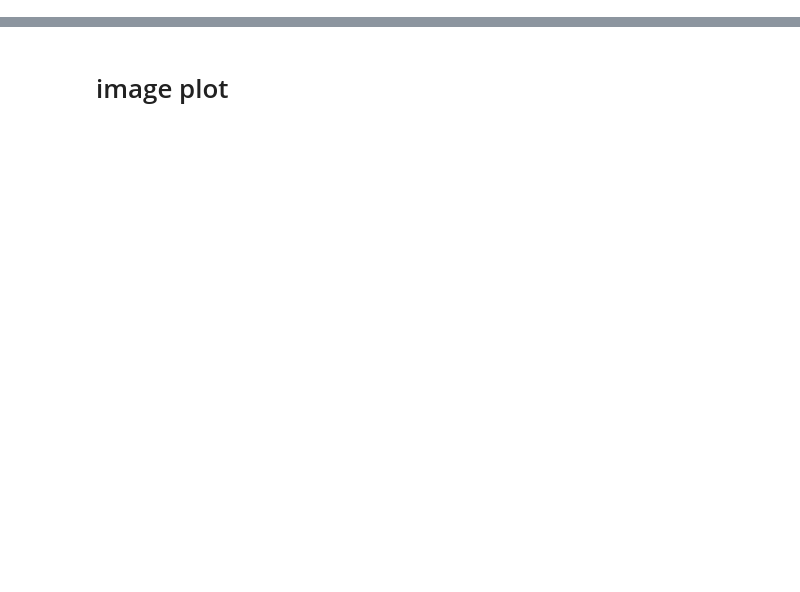
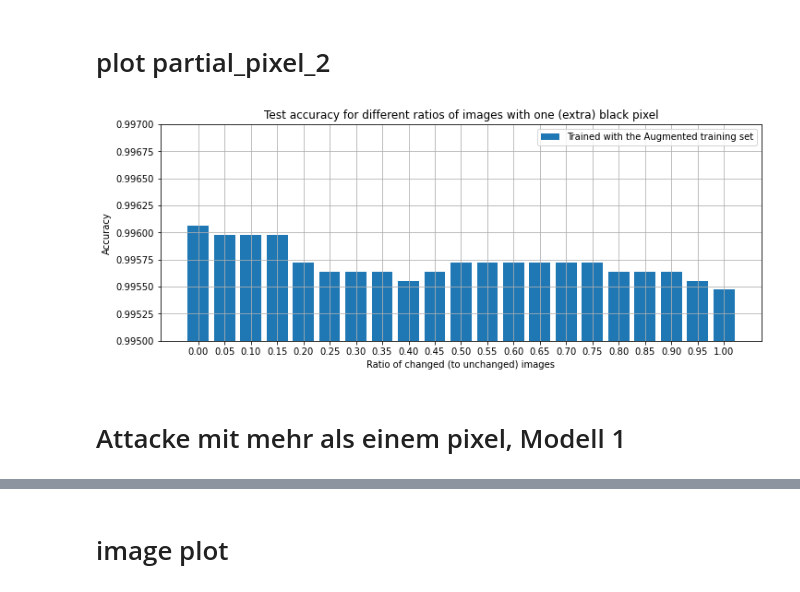
Before and after one commit to ml-group4/ML-Project, a Jupyter notebook: visualization notebook.ipynb, the cells around one changed output, grey strips where cells are left out. Saved outputs shown, nothing was run; the diff lists cells and outputs as text; code cells hidden in the pictures; blank space fills up the shorter version.

```diff
--- a/visualization notebook.ipynb
+++ b/visualization notebook.ipynb
@@ -2,0 +220,26 @@
+# %% [markdown]
+# plot partial_pixel_2
+# %%
+
+fig, axs = plt.subplots(nrows=1, ncols=1, figsize=(10, 4), constrained_layout=True)
+
+width = 0.04  # the width of the bars
+axs.grid(True)
+
+barlist2= axs.bar(np.arange(0,21)*0.05,partial_pixel_2, width, color='tab:blue', label='Trained with the Augmented training set')
+
+axs.set_xticks(np.arange(0,21)*0.05)#, rotation='vertical')
+#axs.set_xlim(xmax=43,xmin=-1)
+axs.set_ylim(ymax=0.997,ymin=0.995)
+#axs.set_yticks(np.arange(0,750,75))
+
+axs.set_xlabel('Ratio of changed (to unchanged) images')
+axs.set_ylabel('Accuracy')
+axs.set_title('Test accuracy for different ratios of images with one (extra) black pixel')
+plt.legend()
+#plt.savefig('Class_accuracy_(freshtrained_model_trained_on_500_aug_images_per_class+orig_train).png', dpi=500)
+plt.savefig(image_folder / 'partial_pixel_2.png', dpi=500)
+# %% [output]
+[figure, added]
+# %% [markdown]
+# Attacke mit mehr als einem pixel, Modell 1
```
Also changed, not shown: parts of 59 cells of this notebook.
